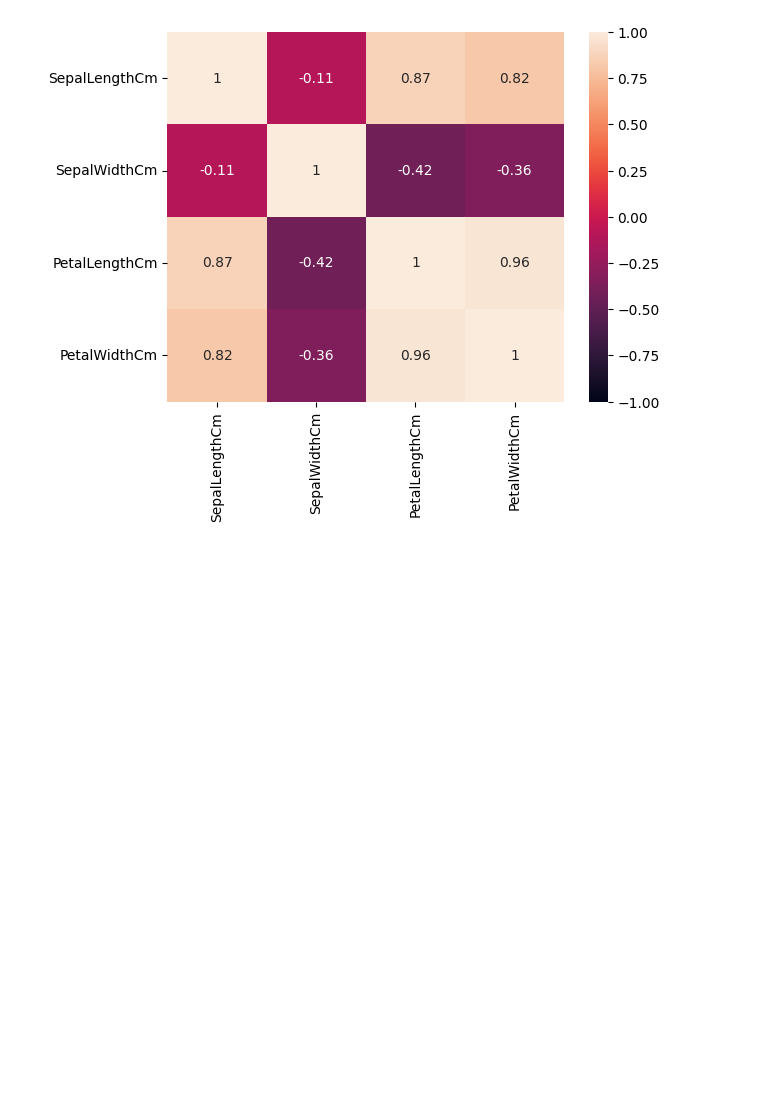
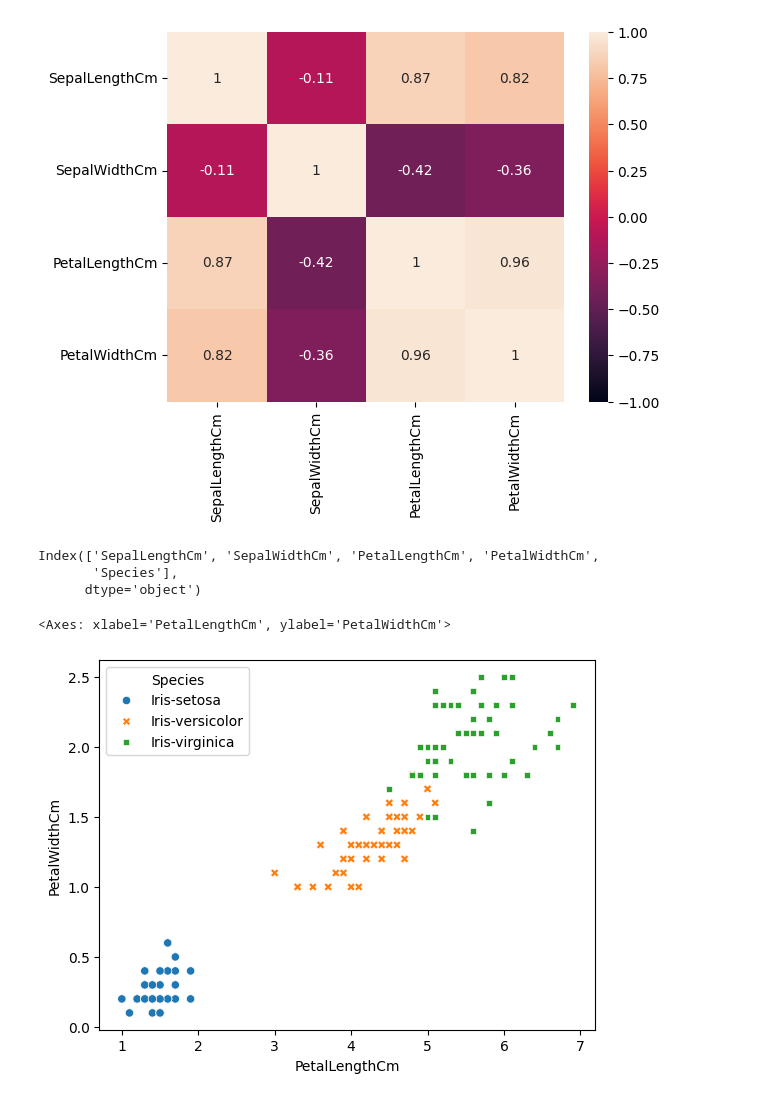
Before and after one commit to rodioniam/study_projects, a Jupyter notebook: practice/exploratory.ipynb, the cells around one changed output. Saved outputs shown, nothing was run; the diff lists cells and outputs as text; code cells hidden in the pictures; blank space fills up the shorter version.

```diff
--- a/practice/exploratory.ipynb
+++ b/practice/exploratory.ipynb
@@ -49,3 +49,15 @@ sns.heatmap(df_edited.corr(numeric_only=True), annot=True, vmax=1, vmin=-1)
 # %% [output]
 <Axes: >
 [figure]
+# %%
+df_edited.columns
+# %% [output]
+Index(['SepalLengthCm', 'SepalWidthCm', 'PetalLengthCm', 'PetalWidthCm',
+       'Species'],
+      dtype='object')
+# %%
+# adding 'style' and 'hue' gives me some kind of clustering
+sns.scatterplot(df_edited, x='PetalLengthCm', y='PetalWidthCm', hue='Species', style='Species')
+# %% [output]
+<Axes: xlabel='PetalLengthCm', ylabel='PetalWidthCm'>
+[figure, added]
```
